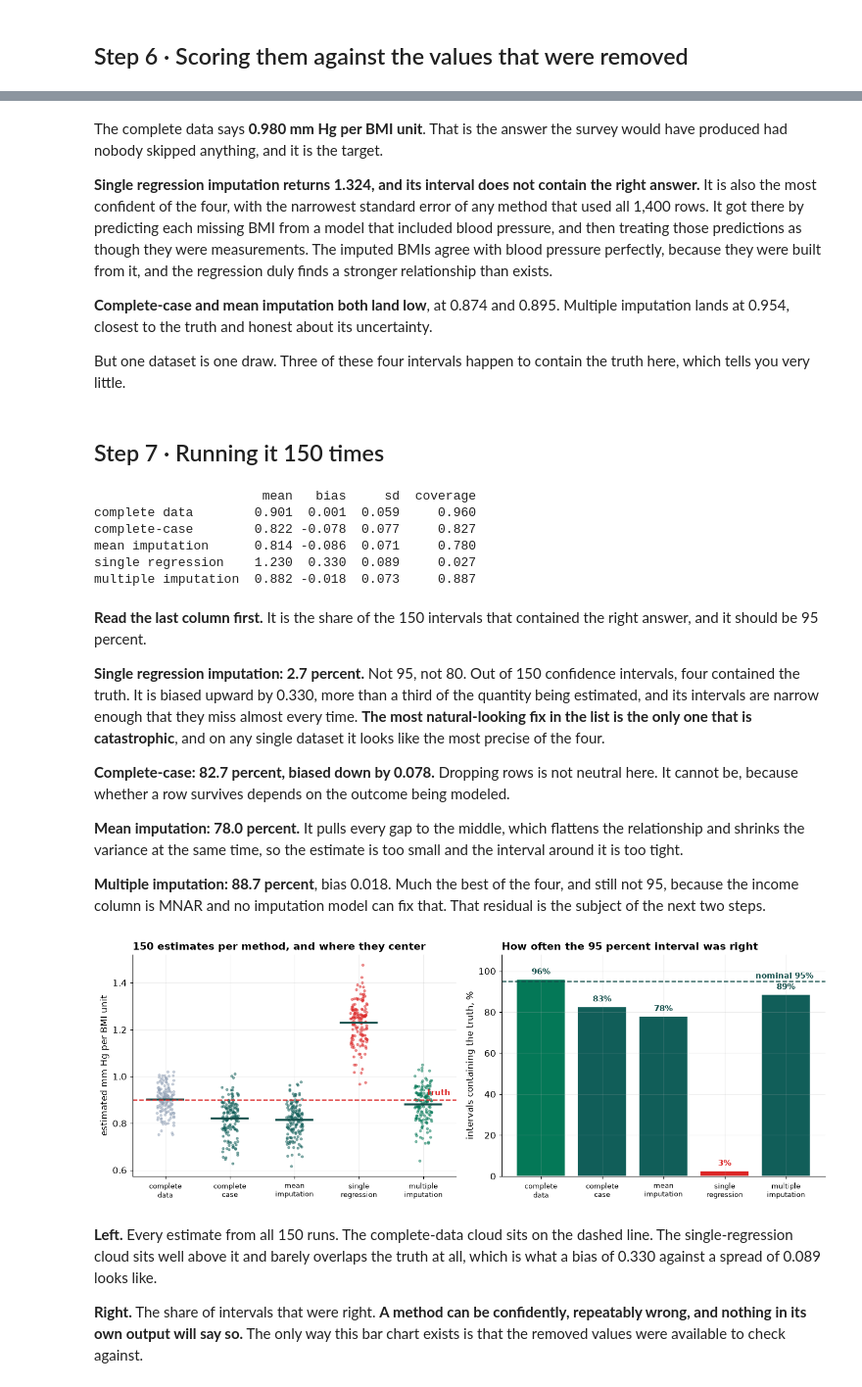
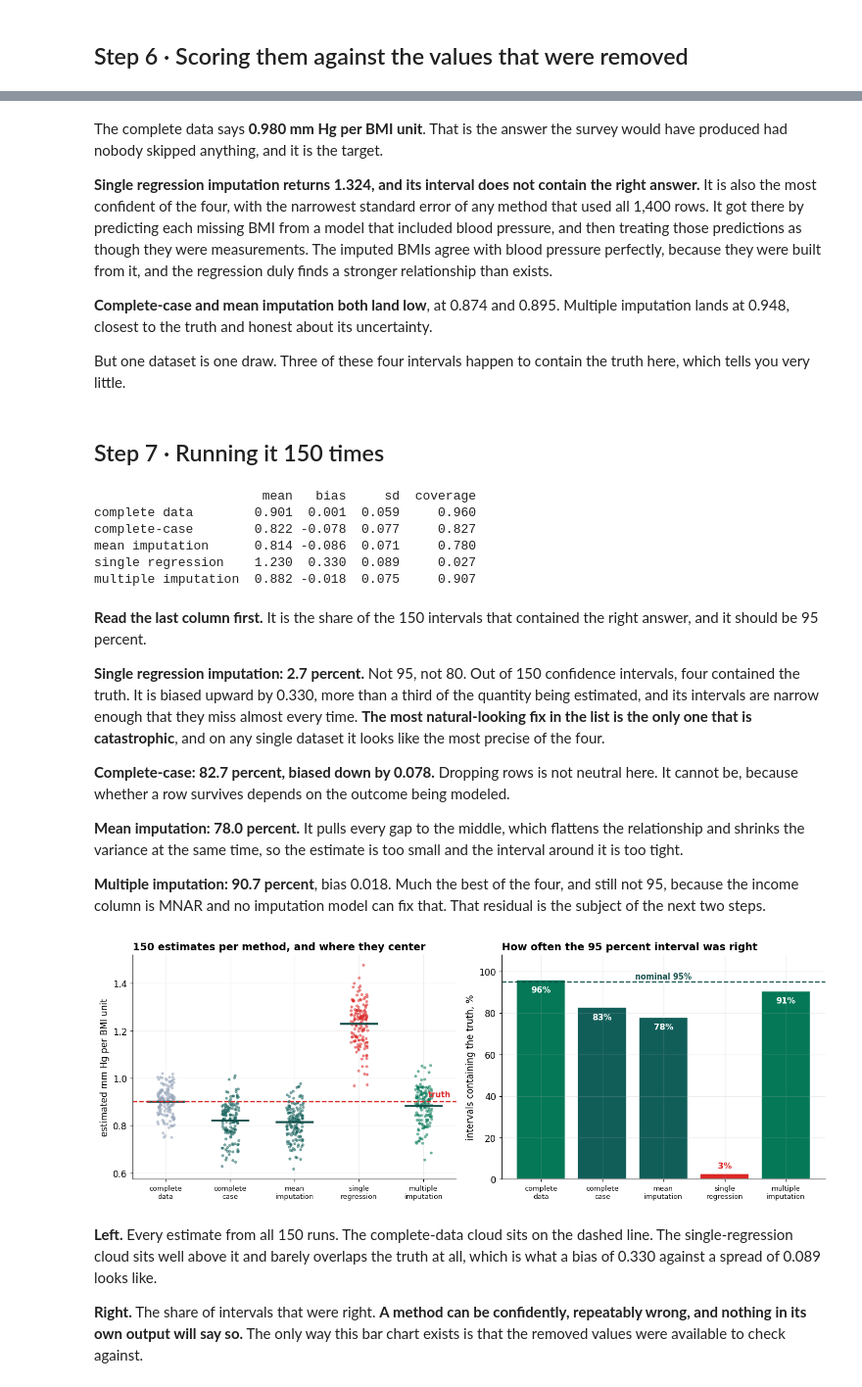
Before and after one commit to johnfisher-ai/Statistics-Data-Science-AI-Visual-Book, a Jupyter notebook: chapters/notebooks/capstone-missing-data-imputation.ipynb, the cells around one changed output, grey strips where cells are left out. Shown at 98% size. Cells and saved outputs as stored; diff of their text form; code cells hidden in the pictures.

```diff
--- a/chapters/notebooks/capstone-missing-data-imputation.ipynb
+++ b/chapters/notebooks/capstone-missing-data-imputation.ipynb
@@ -205,6 +205,11 @@ The vocabulary matters because it decides what is possible, not because it is ja
 # %% [markdown]
 ## Step 5 &middot; The four candidate methods
 # %%
+def micedata(df, seed):
+    """statsmodels 0.15 seeds MICE through rng=, and 0.14 through np.random.seed, which the cells also call."""
+    try:    return smi.MICEData(df, rng=seed)
+    except TypeError: return smi.MICEData(df)
+
 def ols(x):
     x = x.dropna(); return sm.OLS(x.sbp, sm.add_constant(x[XCOLS])).fit()
 
@@ -227,7 +232,7 @@ si = pd.DataFrame(IterativeImputer(max_iter=20, random_state=0, sample_posterior
                   .fit_transform(d[COLS]), columns=COLS)
 # 4. do it twenty times WITH the noise, and combine by Rubin's rules
 np.random.seed(0)
-MR = smi.MICE(FML, sm.OLS, smi.MICEData(d[COLS].copy().reset_index(drop=True))
+MR = smi.MICE(FML, sm.OLS, micedata(d[COLS].copy().reset_index(drop=True), 0)
               ).fit(n_burnin=10, n_imputations=20)
 print("four methods fitted, plus the complete data from the Truth sheet")
 # %% [output]
@@ -263,7 +268,7 @@ The complete data says **0.980 mm Hg per BMI unit**. That is the answer the surv
 
 **Single regression imputation returns 1.324, and its interval does not contain the right answer.** It is also the most confident of the four, with the narrowest standard error of any method that used all 1,400 rows. It got there by predicting each missing BMI from a model that included blood pressure, and then treating those predictions as though they were measurements. The imputed BMIs agree with blood pressure perfectly, because they were built from it, and the regression duly finds a stronger relationship than exists.
 
-**Complete-case and mean imputation both land low**, at 0.874 and 0.895. Multiple imputation lands at 0.954, closest to the truth and honest about its uncertainty.
+**Complete-case and mean imputation both land low**, at 0.874 and 0.895. Multiple imputation lands at 0.948, closest to the truth and honest about its uncertainty.
 
 But one dataset is one draw. Three of these four intervals happen to contain the truth here, which tells you very little.
 # %% [markdown]
@@ -299,7 +304,7 @@ for rep in range(150):
                       .fit_transform(O2[COLS]), columns=COLS)
     b,s,ci = grab(ols(s2),"bmi"); acc["single regression"].append((b, ci[0] <= B_BMI <= ci[1]))
     np.random.seed(rep)
-    mr = smi.MICE(FML, sm.OLS, smi.MICEData(O2[COLS].copy())).fit(n_burnin=4, n_imputations=6)
+    mr = smi.MICE(FML, sm.OLS, micedata(O2[COLS].copy(), rep)).fit(n_burnin=4, n_imputations=6)
     b,s,ci = grab(mr,"bmi"); acc["multiple imputation"].append((b, ci[0] <= B_BMI <= ci[1]))
 
 SIM = pd.DataFrame({k: dict(mean=np.mean([x[0] for x in v]),
@@ -313,7 +318,7 @@ complete data        0.901  0.001  0.059     0.960
 complete-case        0.822 -0.078  0.077     0.827
 mean imputation      0.814 -0.086  0.071     0.780
 single regression    1.230  0.330  0.089     0.027
-multiple imputation  0.882 -0.018  0.073     0.887
+multiple imputation  0.882 -0.018  0.075     0.907
 # %% [markdown]
 **Read the last column first.** It is the share of the 150 intervals that contained the right answer, and it should be 95 percent.
 
@@ -323,36 +328,37 @@ multiple imputation  0.882 -0.018  0.073     0.887
 
 **Mean imputation: 78.0 percent.** It pulls every gap to the middle, which flattens the relationship and shrinks the variance at the same time, so the estimate is too small and the interval around it is too tight.
 
-**Multiple imputation: 88.7 percent**, bias 0.018. Much the best of the four, and still not 95, because the income column is MNAR and no imputation model can fix that. That residual is the subject of the next two steps.
+**Multiple imputation: 90.7 percent**, bias 0.018. Much the best of the four, and still not 95, because the income column is MNAR and no imputation model can fix that. That residual is the subject of the next two steps.
 # %%
 fig, ax = plt.subplots(1, 2, figsize=(12.6, 4.7))
 names = list(acc); short = ["complete\ndata","complete\ncase","mean\nimputation",
                             "single\nregression","multiple\nimputation"]
 cols = [MUT, TL, TL, RD, GD]
 for i, k in enumerate(names):
     b = np.array([x[0] for x in acc[k]])
     ax[0].scatter(np.full(len(b), i) + np.random.uniform(-0.13,0.13,len(b)), b, s=7,
                   color=cols[i], alpha=0.45)
     ax[0].plot([i-0.28, i+0.28], [b.mean()]*2, color=DK, lw=2.4)
 ax[0].axhline(B_BMI, color=RD, lw=1.5, ls="--")
 ax[0].text(4.42, B_BMI+0.02, "truth", ha="right", fontsize=9.5, color=RD, fontweight="bold")
 ax[0].set_xticks(range(5)); ax[0].set_xticklabels(short, fontsize=8.5)
 ax[0].set_ylabel("estimated mm Hg per BMI unit")
 ax[0].set_title("150 estimates per method, and where they center")
 
 cv = [np.mean([x[1] for x in acc[k]])*100 for k in names]
 ax[1].bar(range(5), cv, color=[GD if v >= 90 else (RD if v < 50 else TL) for v in cv], edgecolor="white")
 ax[1].axhline(95, color=DK, lw=1.5, ls="--")
-ax[1].text(4.45, 96.5, "nominal 95%", ha="right", fontsize=9.5, color=DK, fontweight="bold")
+ax[1].text(2, 96.5, "nominal 95%", ha="center", fontsize=9.5, color=DK, fontweight="bold")
 for i, v in enumerate(cv):
-    ax[1].text(i, v+2.5, f"{v:.0f}%", ha="center", fontsize=10, fontweight="bold",
-               color=RD if v < 50 else DK)
+    inside = v >= 20                      # labels sit inside the tall bars, clear of the 95 percent line
+    ax[1].text(i, v-6 if inside else v+2.5, f"{v:.0f}%", ha="center", fontsize=10, fontweight="bold",
+               color="white" if inside else RD)
 ax[1].set_xticks(range(5)); ax[1].set_xticklabels(short, fontsize=8.5)
 ax[1].set_ylabel("intervals containing the truth, %"); ax[1].set_ylim(0, 108)
 ax[1].set_title("How often the 95 percent interval was right")
 plt.tight_layout(); plt.show()
 # %% [output]
-[figure, old version]
+[figure, new version]
 # %% [markdown]
 **Left.** Every estimate from all 150 runs. The complete-data cloud sits on the dashed line. The single-regression cloud sits well above it and barely overlaps the truth at all, which is what a bias of 0.330 against a spread of 0.089 looks like.
 
```
Also changed, not shown: parts of 9 cells of this notebook, 6 other files.
